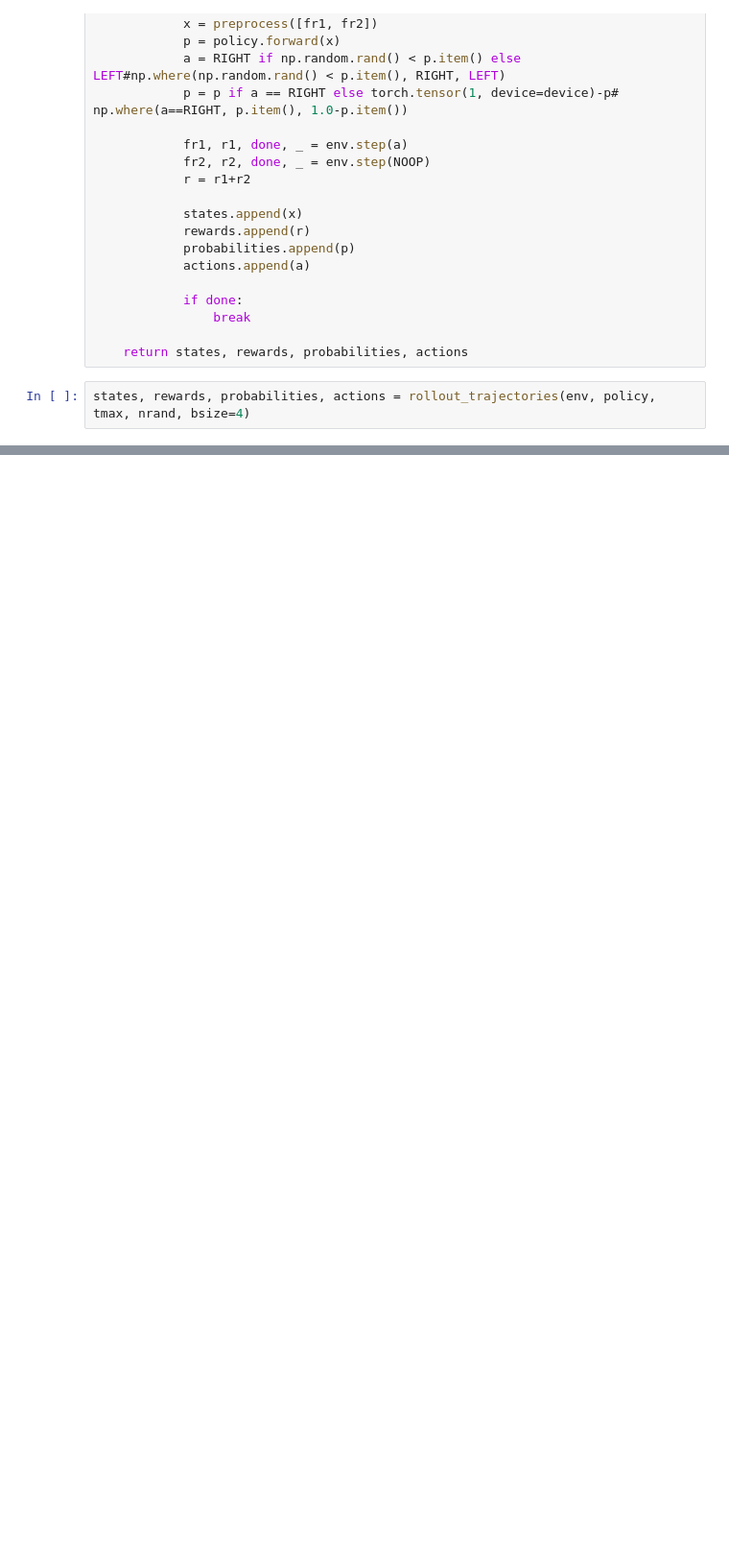
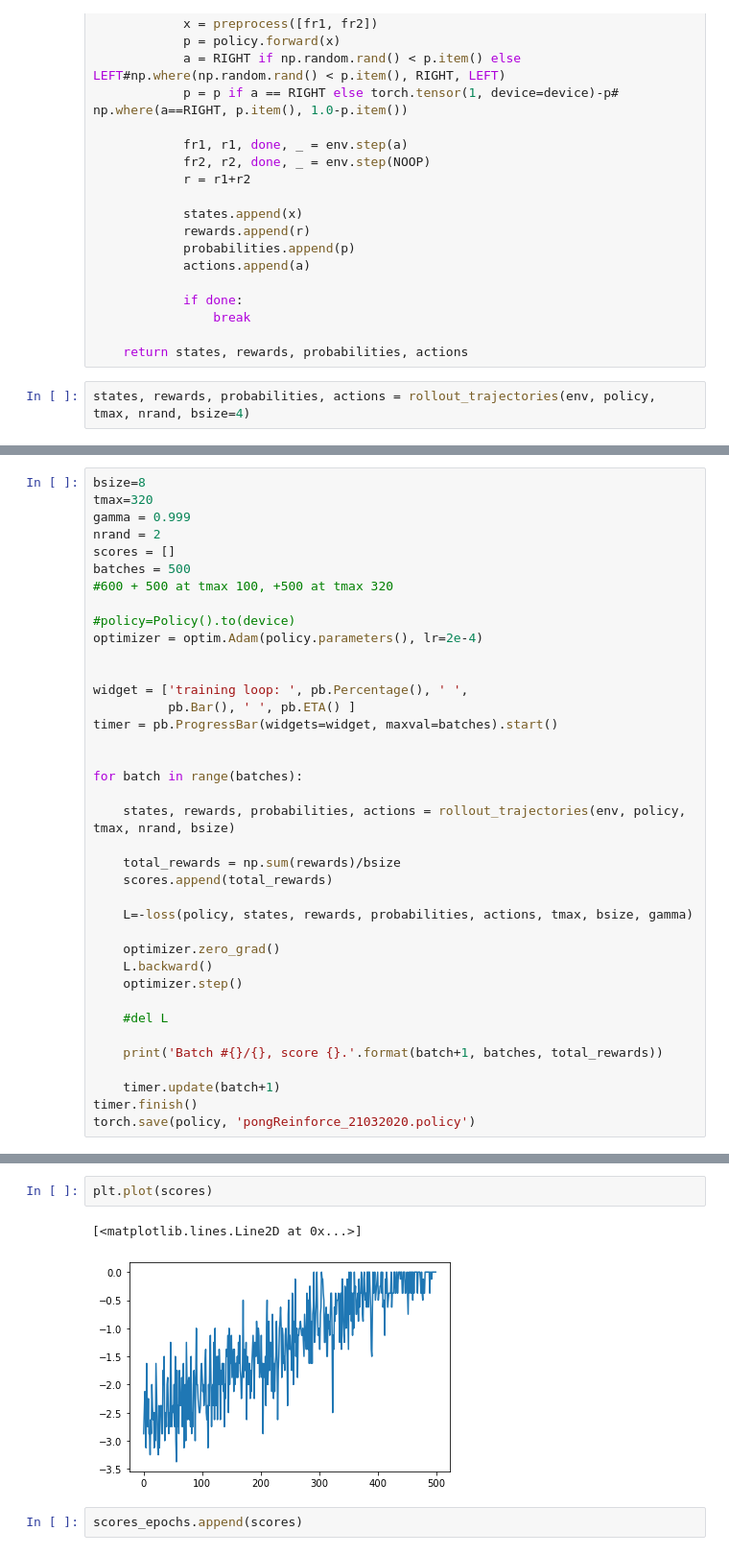
Before and after one commit to andrefmsmith/amsRL_openAIgym, a Jupyter notebook: CodeBlog_PongFromPixels_2.0.ipynb, the cells around one changed output, grey strips where cells are left out. Shown: that part at 96% size. Saved outputs shown, nothing was run; the diff lists cells and outputs as text; blank space fills up the shorter version.

Commit message:
save policy
save policy at end of training epoch
accumulate scores by training epoch

```diff
--- a/CodeBlog_PongFromPixels_2.0.ipynb
+++ b/CodeBlog_PongFromPixels_2.0.ipynb
@@ -177,0 +187,38 @@ torch.stack(probabilities).squeeze().shape
+# %%
+bsize=8
+tmax=320
+gamma = 0.999
+nrand = 2
+scores = []
+batches = 500
+#600 + 500 at tmax 100, +500 at tmax 320
+
+#policy=Policy().to(device)
+optimizer = optim.Adam(policy.parameters(), lr=2e-4)
+
+
+widget = ['training loop: ', pb.Percentage(), ' ',
+          pb.Bar(), ' ', pb.ETA() ]
+timer = pb.ProgressBar(widgets=widget, maxval=batches).start()
+
+
+for batch in range(batches):
+
+    states, rewards, probabilities, actions = rollout_trajectories(env, policy, tmax, nrand, bsize)
+
+    total_rewards = np.sum(rewards)/bsize
+    scores.append(total_rewards)
+
+    L=-loss(policy, states, rewards, probabilities, actions, tmax, bsize, gamma)
+
+    optimizer.zero_grad()
+    L.backward()
+    optimizer.step()
+
+    #del L
+
+    print('Batch #{}/{}, score {}.'.format(batch+1, batches, total_rewards))
+
+    timer.update(batch+1)
+timer.finish()
+torch.save(policy, 'pongReinforce_21032020.policy')
@@ -177,0 +239,7 @@ torch.stack(probabilities).squeeze().shape
+# %%
+plt.plot(scores)
+# %% [output]
+[<matplotlib.lines.Line2D at 0x...>]
+[figure, added]
+# %%
+scores_epochs.append(scores)
```
Also changed, not shown: parts of 12 cells of this notebook.
